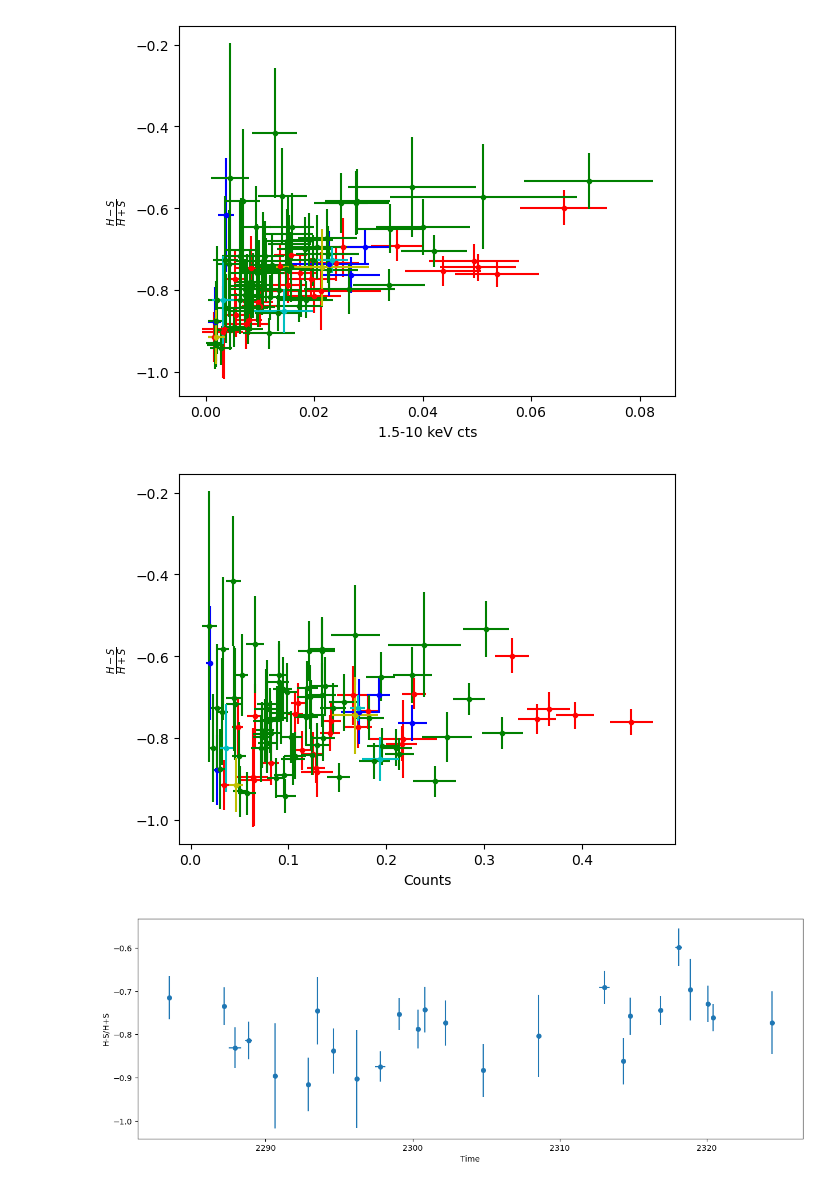
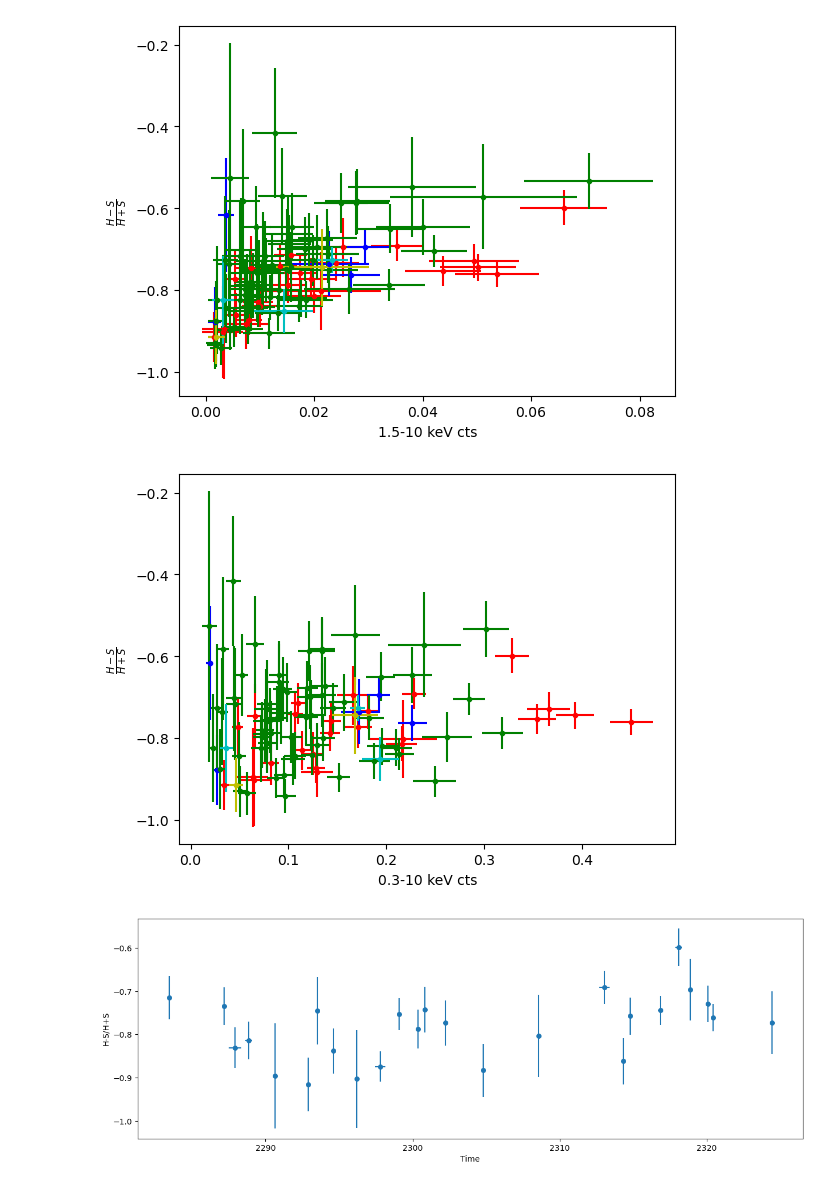
Before and after one commit to martapisci/IRAS_13224-3809, a Jupyter notebook: lc_iras13224-3809.ipynb, the cells around one changed output. Cells and saved outputs as stored; diff of their text form; code cells hidden in the pictures.

Commit message:
arranged plots, deleted unnecessary ones and added other relevant

```diff
--- a/lc_iras13224-3809.ipynb
+++ b/lc_iras13224-3809.ipynb
@@ -365,18 +368,19 @@ plt.show()
 # %%
 #Plotting normalized HR as a function of counts for all observations
 
 plt.errorbar(lcurve1['cts'],lcurve1['H-S/H+S'],xerr=lcurve1['err_counts'],yerr=lcurve1['normHR_err'], color='r', marker='.', linestyle='None')
 plt.errorbar(lcurve2['cts'],lcurve2['H-S/H+S'],xerr=lcurve2['err_counts'],yerr=lcurve2['normHR_err'], color='b', marker='.', linestyle='None')
 plt.errorbar(lcurve3['cts'],lcurve3['H-S/H+S'],xerr=lcurve3['err_counts'],yerr=lcurve3['normHR_err'], color='g', marker='.', linestyle='None')
 plt.errorbar(lcurve4['cts'],lcurve4['H-S/H+S'],xerr=lcurve4['err_counts'],yerr=lcurve4['normHR_err'], color='c', marker='.', linestyle='None')
 plt.errorbar(lcurve5['cts'],lcurve5['H-S/H+S'],xerr=lcurve5['err_counts'],yerr=lcurve5['normHR_err'], color='y', marker='.', linestyle='None')
 
 
-plt.xlabel('Counts')
+plt.xlabel('0.3-10 keV cts')
 plt.ylabel(r'$\frac{{H-S}}{{H+S}}$')
+plt.savefig("plot/HR_vs_cts.pdf")
 plt.show()
 # %% [output]
-[figure, old version]
+[figure, new version]
 # %%
 #Plotting normalized HR for individual sets of observations
 # ! to set the origin of the x-axis in zero change the time vector, by subtracting the relevant t0 for each data set.
```
Also changed, not shown: parts of 9 cells of this notebook, 10 other files.
